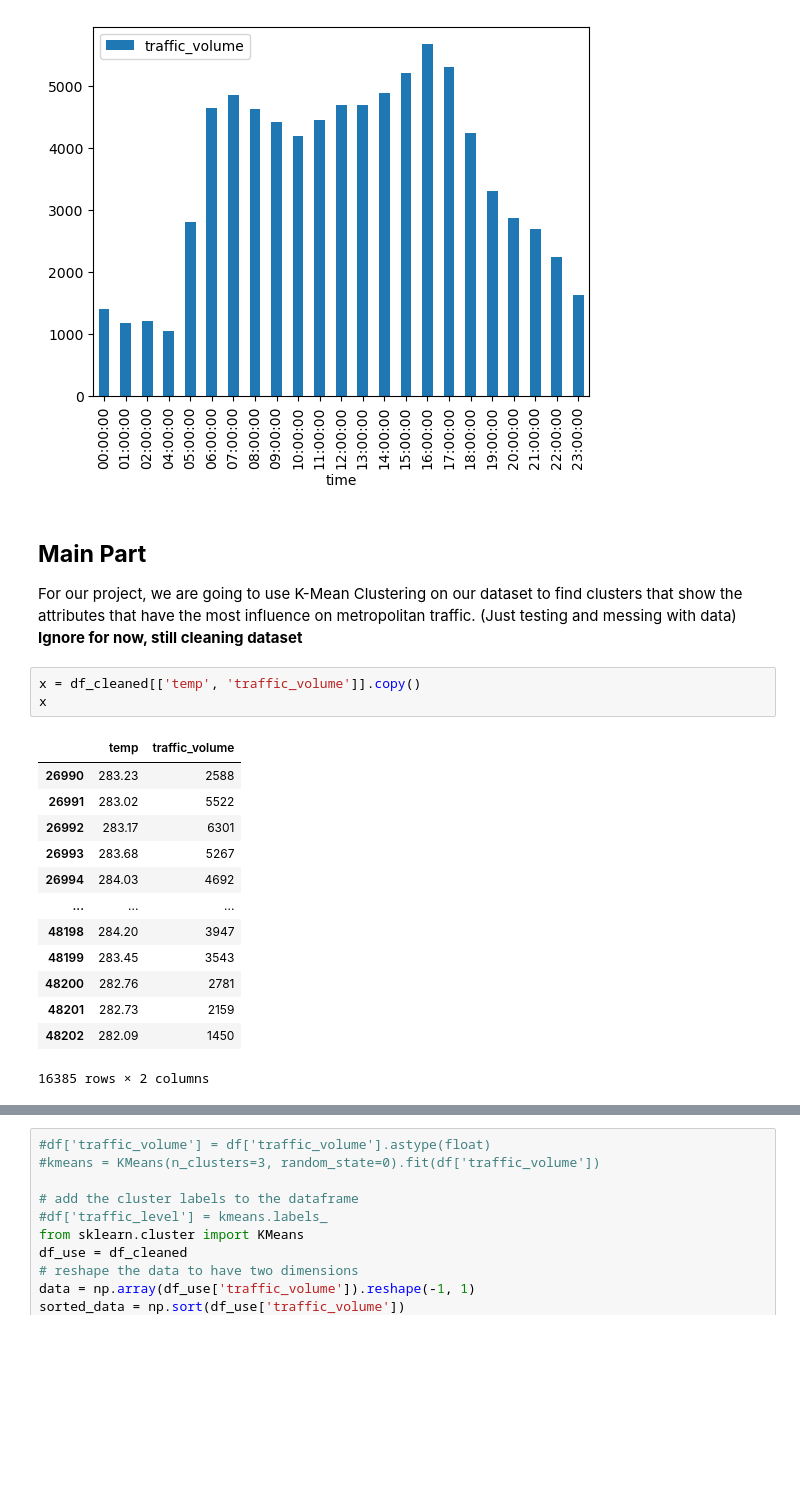
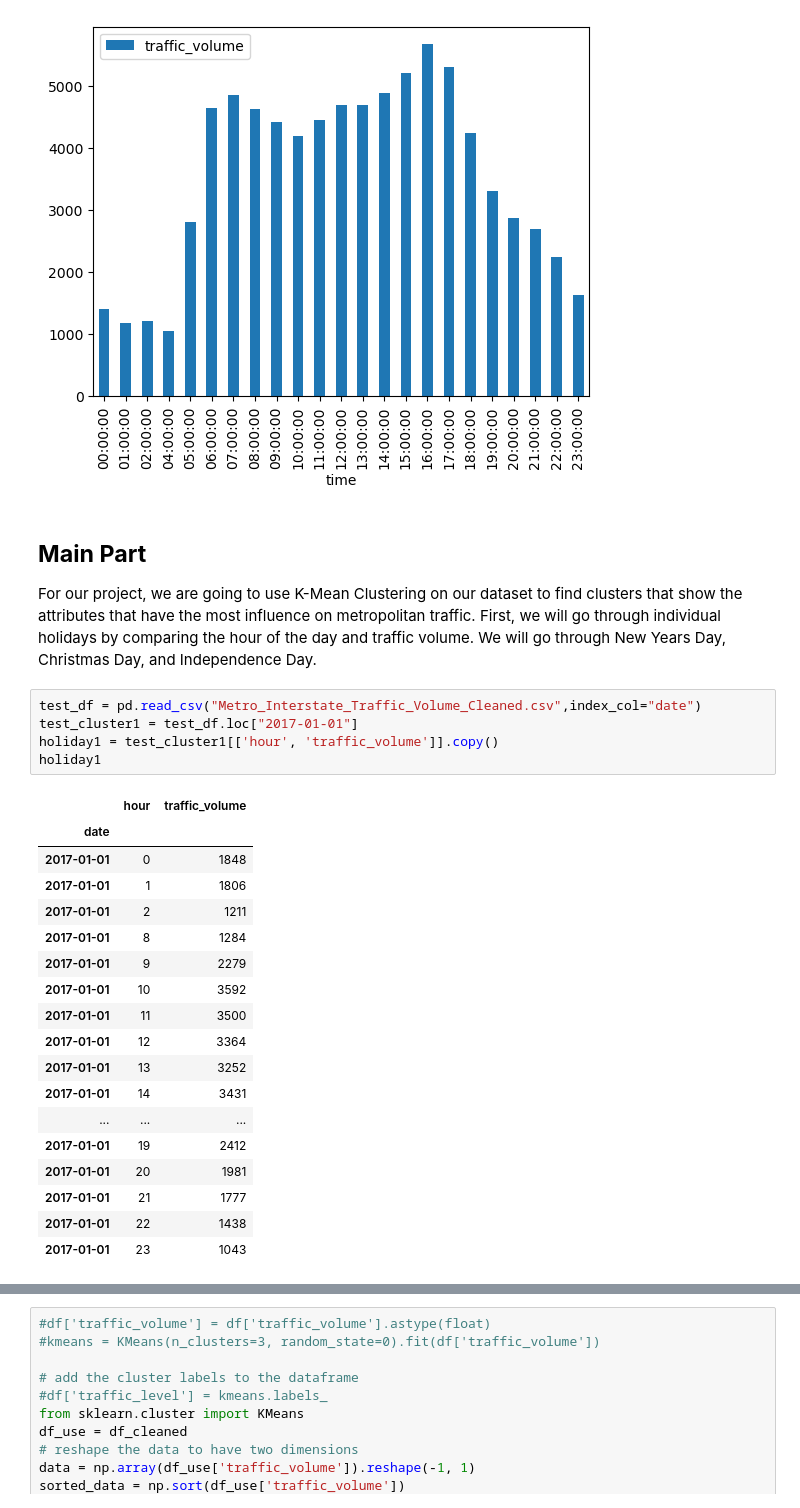
Before and after one commit to Nullfex/CS_105_FinalProject, a Jupyter notebook: CS105 Final Project EDA Finished Main Part Needed.ipynb, the cells around one changed output, grey strips where cells are left out. Drawn from its saved outputs; the diff is of its cells as text; blank space fills up the shorter version.

```diff
--- a/CS105 Final Project EDA Finished Main Part Needed.ipynb
+++ b/CS105 Final Project EDA Finished Main Part Needed.ipynb
@@ -288,21 +288,28 @@ df_pt6.plot(kind='bar')
 # %% [markdown]
 ## **Main Part**
 
-For our project, we are going to use K-Mean Clustering on our dataset to find clusters that show the attributes that have the most influence on metropolitan traffic. (Just testing and messing with data) **Ignore for now, still cleaning dataset**
+For our project, we are going to use K-Mean Clustering on our dataset to find clusters that show the attributes that have the most influence on metropolitan traffic. First, we will go through individual holidays by comparing the hour of the day and traffic volume. We will go through New Years Day, Christmas Day, and Independence Day.
 # %%
-x = df_cleaned[['temp', 'traffic_volume']].copy()
-x
+test_df = pd.read_csv("Metro_Interstate_Traffic_Volume_Cleaned.csv",index_col="date")
+test_cluster1 = test_df.loc["2017-01-01"]
+holiday1 = test_cluster1[['hour', 'traffic_volume']].copy()
+holiday1
 # %% [output]
-|  | temp | traffic_volume |
-| 26990 | 283.23 | 2588 |
-| 26991 | 283.02 | 5522 |
-| 26992 | 283.17 | 6301 |
-| 26993 | 283.68 | 5267 |
-| 26994 | 284.03 | 4692 |
+|  | hour | traffic_volume |
+| date |  |  |
+| 2017-01-01 | 0 | 1848 |
+| 2017-01-01 | 1 | 1806 |
+| 2017-01-01 | 2 | 1211 |
+| 2017-01-01 | 8 | 1284 |
+| 2017-01-01 | 9 | 2279 |
+| 2017-01-01 | 10 | 3592 |
+| 2017-01-01 | 11 | 3500 |
+| 2017-01-01 | 12 | 3364 |
+| 2017-01-01 | 13 | 3252 |
+| 2017-01-01 | 14 | 3431 |
 | ... | ... | ... |
-| 48198 | 284.20 | 3947 |
-| 48199 | 283.45 | 3543 |
-| 48200 | 282.76 | 2781 |
-| 48201 | 282.73 | 2159 |
-| 48202 | 282.09 | 1450 |
+| 2017-01-01 | 19 | 2412 |
+| 2017-01-01 | 20 | 1981 |
+| 2017-01-01 | 21 | 1777 |
+| 2017-01-01 | 22 | 1438 |
+| 2017-01-01 | 23 | 1043 |
-16385 rows × 2 columns
```
Also changed, not shown: parts of 12 cells of this notebook, 1 other file.
